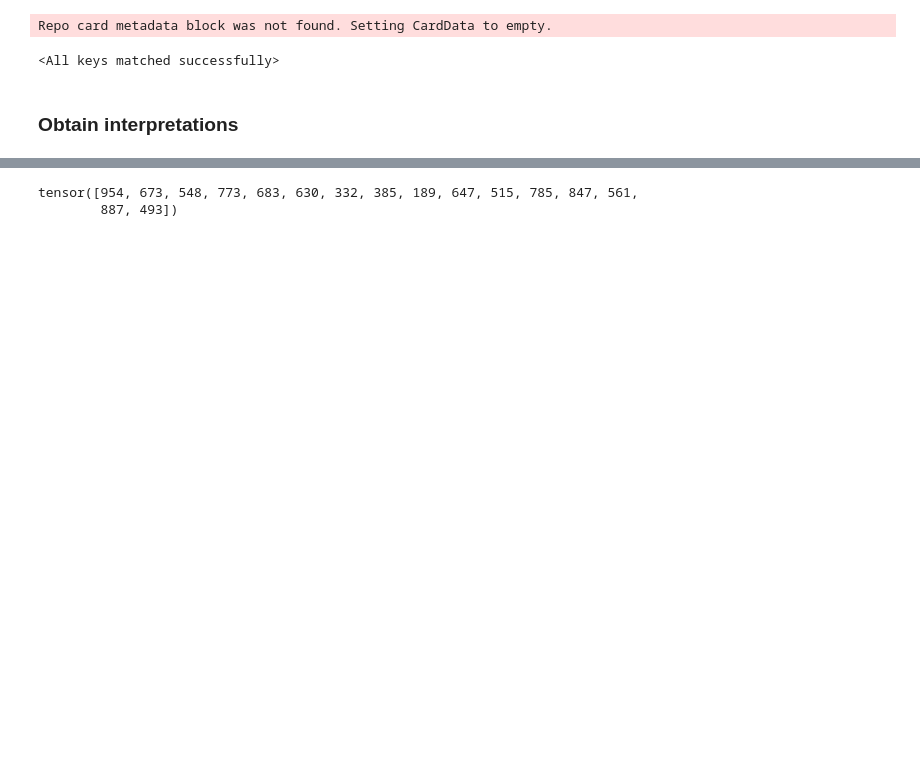
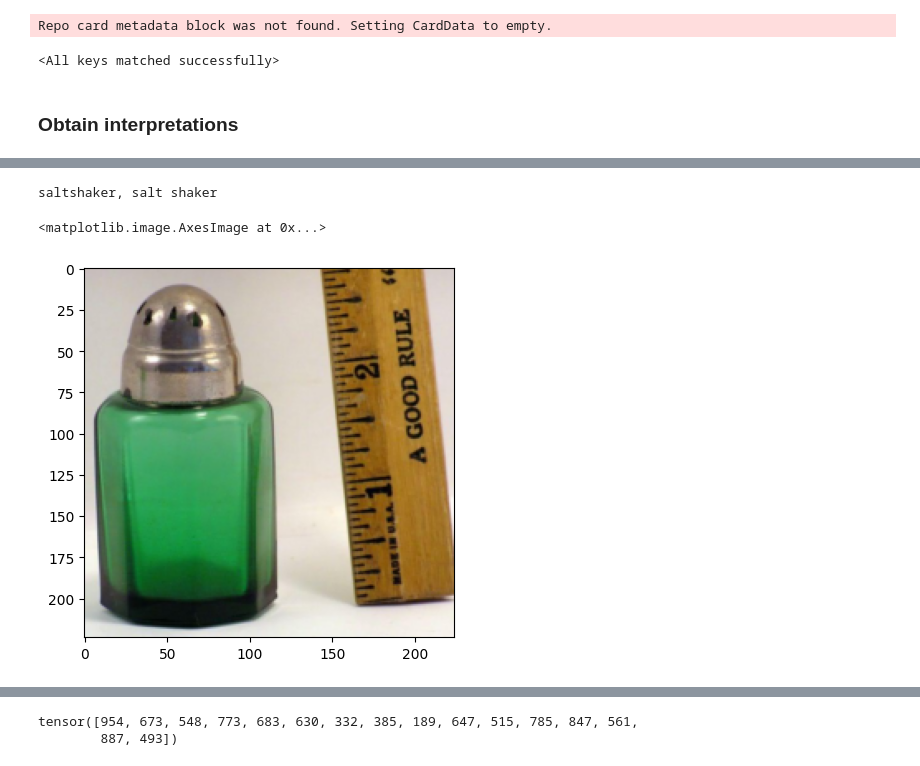
Before and after one commit to pd90506/surrogate_interpret, a Jupyter notebook: sur_cv_infer.ipynb, the cells around one changed output, grey strips where cells are left out. Drawn from its saved outputs; the diff is of its cells as text; code cells hidden in the pictures; blank space fills up the shorter version.

```diff
--- a/sur_cv_infer.ipynb
+++ b/sur_cv_infer.ipynb
@@ -387,2 +453,17 @@ torch.Size([16, 196])
+# %%
+def unnormalize(img, mean, std):
+    return img * std + mean
+
+import matplotlib.pyplot as plt
+example = examples['pixel_values'][idx].cpu().numpy().transpose(1, 2, 0)
+label = examples['labels'][idx].cpu().numpy()
+example = unnormalize(example, image_mean, image_std)
+print(config.id2label[label.item()])
+plt.imshow(example)
+# liquid nn
+# %% [output]
+saltshaker, salt shaker
+<matplotlib.image.AxesImage at 0x...>
+[figure, added]
 # %%
 import matplotlib.pyplot as plt
```
Also changed, not shown: parts of 17 cells of this notebook, 1 other file.
